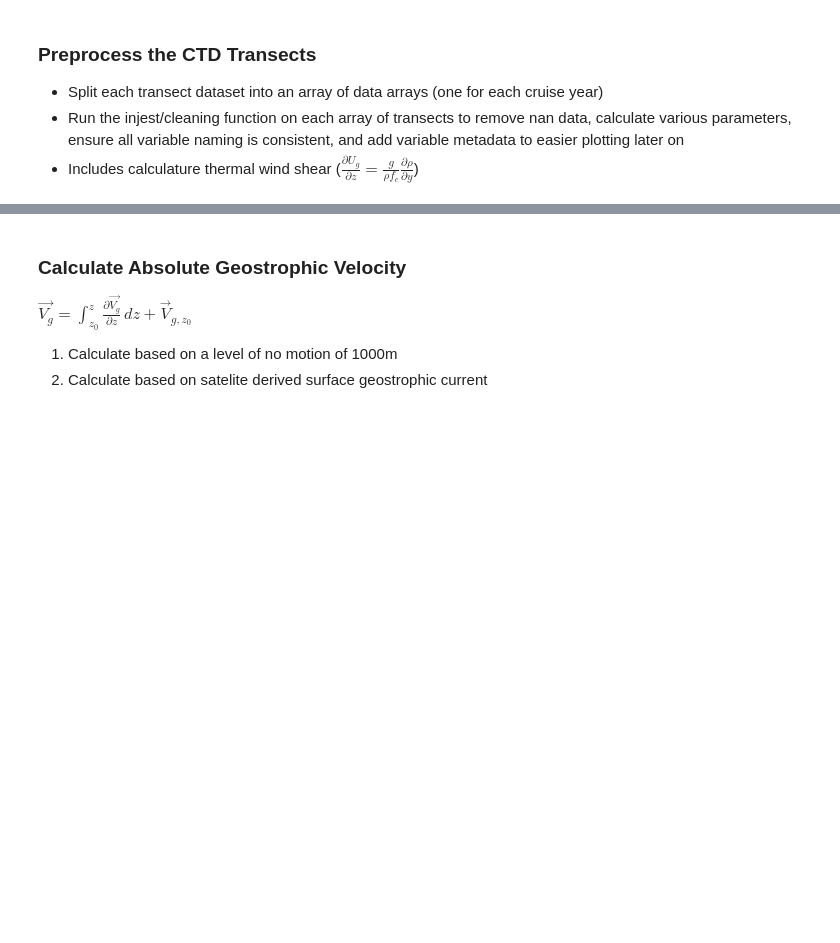
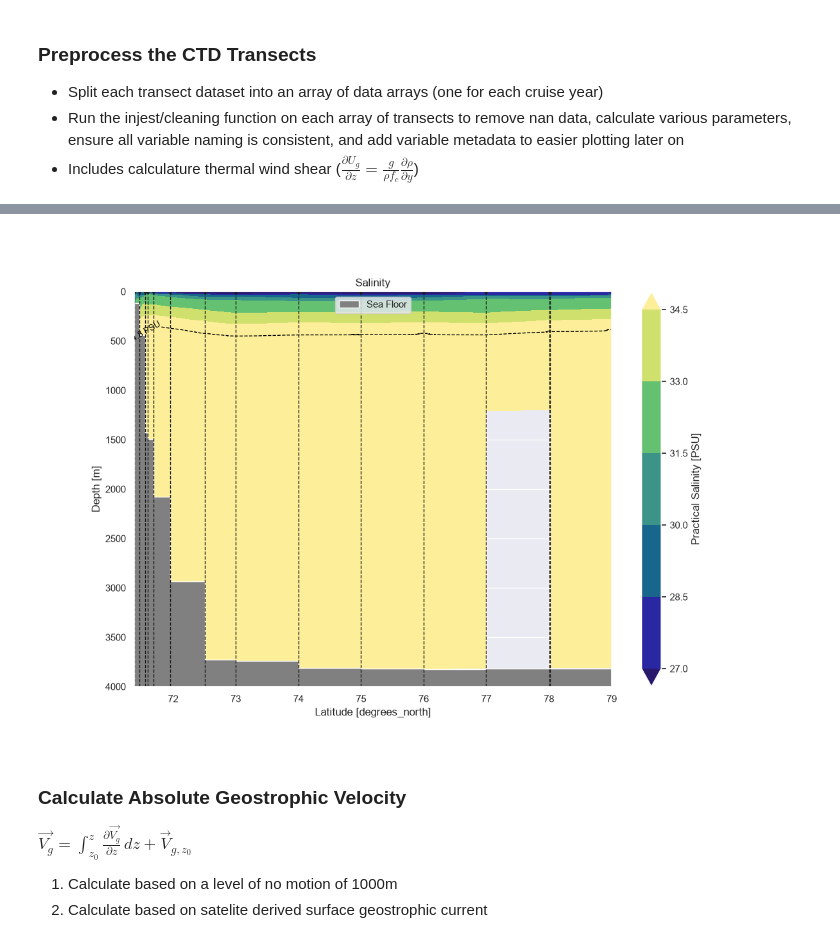
Before and after one commit to ben-sprague/3D-TEA-BAG, a Jupyter notebook: geo_vel.ipynb, the cells around one changed output, grey strips where cells are left out. Drawn from its saved outputs; the diff is of its cells as text; code cells hidden in the pictures; blank space fills up the shorter version.

```diff
--- a/geo_vel.ipynb
+++ b/geo_vel.ipynb
@@ -49,7 +54,8 @@ w_ns_transect = dsops.var_slice(ds, 'lon', w_ns_main_slice_start := -150.75, -14
 w_ns_dogleg = dsops.var_slice(ds, 'lat', 70,72) #Latitude slice
 w_ns_dogleg = dsops.var_slice(w_ns_dogleg, 'lon', -153, w_ns_main_slice_start) #Longitude Slice
 #Combine datasets
-w_ns_transect = xr.concat((w_ns_transect, w_ns_dogleg), dim = 'station', coords = 'minimal', join = 'outer')
+w_ns_transect = reduce(lambda a, b: a.combine_first(b), [w_ns_transect, w_ns_dogleg])
+
 #Northren E-W transect (IVO 75˚-78˚N)
 n_ew_transect = dsops.var_slice_line(ds,
                                     lat1 = 78.1,
@@ -66,7 +72,7 @@ n_ew_s_dogleg = dsops.var_slice(ds, 'lat', 75.7,75.9) #Latitude slice
 n_ew_s_dogleg = dsops.var_slice(n_ew_s_dogleg, 'lon', -129, -127) #Longitude Slice
 
 #Combine datasets
-n_ew_transect = xr.concat((n_ew_transect, n_ew_n_clump, n_ew_s_dogleg), dim = 'station', coords = 'minimal', join = 'outer')
+n_ew_transect = reduce(lambda a, b: a.combine_first(b), [n_ew_transect, n_ew_n_clump, n_ew_s_dogleg])
 
 #Southren E-W transect (IVO 71˚-76˚N)
 #Northren leg from 160˚W to 150˚W
@@ -117,11 +123,16 @@ s_ew_s_clump = dsops.var_slice(ds, 'lat', 73.8, 74.2) #Latitude slice
 s_ew_s_clump = dsops.var_slice(s_ew_s_clump, 'lon', -140.2, -139.8) #Longitude Slice
 
 #Combine datasets
-s_ew_transect = xr.concat((s_ew_n_leg, s_ew_m_leg, s_ew_s_leg, s_ew_n_clump, s_ew_m_clump, s_ew_s_clump), dim = 'station', coords = 'minimal', join = 'outer')
+s_ew_transect = reduce(lambda a, b: a.combine_first(b), [s_ew_n_leg, s_ew_m_leg, s_ew_s_leg, s_ew_n_clump, s_ew_m_clump, s_ew_s_clump])
+
+
+
 e_ns_transect = e_ns_transect.assign_attrs(direction = 'ns')
 w_ns_transect = w_ns_transect.assign_attrs(direction = 'ns')
 n_ew_transect = n_ew_transect.assign_attrs(direction = 'ew')
 s_ew_transect = s_ew_transect.assign_attrs(direction = 'ew')
+
+s_ew_transect
 # %%
 #Plot the transects
 
@@ -165,3 +203,43 @@ InvalidIndexError: Reindexing only valid with uniquely valued Index objects
+# %%
+working_transect_ds = w_ns_transect
+working_cruise_transects = dsops.to_dict_by_cruise(working_transect_ds)
+# %%
+year = 2016
+
+sns.set_theme()
+
+plot_fig = plt.figure(figsize=(12,8))
+
+
+ax = plot_fig.add_subplot()
+
+transect = working_cruise_transects[year]
+
+
+raw_lats = working_transect_ds.sel(cruise = year)['lat']
+raw_lons = working_transect_ds.sel(cruise = year)['lon']
+raw_max_depth = list(working_transect_ds.sel(cruise = year, station = station_id).dropna(dim = 'depth')['depth'].max().values for station_id in transect['station'])
+raw_stations = working_transect_ds.sel(cruise = year)['station']
+
+lats = transect['lat']
+lons = transect['lon']
+dist = transect['distance']
+stations = transect['station']
+temp = working_transect_ds.sel(cruise = year)['TEMP']
+
+fig, ax = plotter.plot_transect(
+    transect=transect,
+    x = 'lat',
+    y = 'depth',
+    data = 'psal',
+    fig = plot_fig,
+    ax = ax,
+    cmap = cm.haline,
+    title = f'Salinity',
+    bounds = {'top': 0, 'bottom': 4000, 'left': None, 'right': None}
+    )
+# %% [output]
+[figure, added]
 # %% [markdown]
 ### Calculate Absolute Geostrophic Velocity
 $\vec{V_g} = \int_{z_0}^{z} \frac{\partial \vec{V_g}}{\partial z} \,dz + \vec{V}_{g, z_0}$
```
Also changed, not shown: parts of 9 cells of this notebook, 1 other file.
